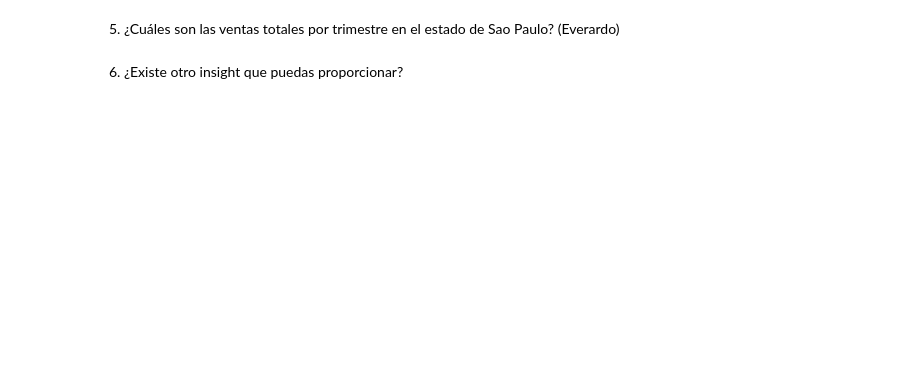
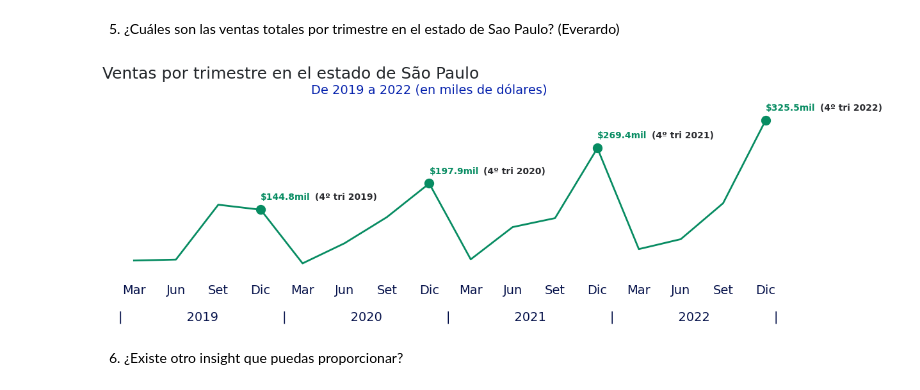
Before and after one commit to pabloing93/supermarket-sales-analysis, a Jupyter notebook: Supermarket_Sales_Analysis.ipynb, the cells around one changed output. Cells and saved outputs as stored; diff of their text form; code cells hidden in the pictures; blank space fills up the shorter version.

```diff
--- a/Supermarket_Sales_Analysis.ipynb
+++ b/Supermarket_Sales_Analysis.ipynb
@@ -69,3 +156,66 @@ df_ventas_limpio
+# %%
+#Code here
+def pregunta_5():
+  # # Definimos las variables globales
+  global df_ventas_limpio
+  df_ventas_sp = df_ventas_limpio.copy()
+  df_ventas_sp = df_ventas_sp.query('estado == "São Paulo"')[["fecha_pedido", "total_venta"]]
+  # Establece la columna fecha_pedido como índice del DataFrame df_ventas_sp
+  df_ventas_sp.set_index('fecha_pedido', inplace=True)
+  # Aplica la función sum en el dataframe para calcular la venta total por trimestre, redondea a dos decimales
+  df_ventas_sp = df_ventas_sp.resample('Q').agg('sum')
+  df_ventas_sp['total_venta'] = round(df_ventas_sp['total_venta'] / 1e3, 2)
+  # Restablece el indice
+  df_ventas_sp = df_ventas_sp.reset_index()
+
+  # Área del gráfico
+  fig, ax = plt.subplots(figsize=(14, 4))
+
+  # Gráfico de linea
+  puntos_a_marcar = [True if mes.month == 12 else False for mes in pd.to_datetime(df_ventas_sp['fecha_pedido'])]
+  ax.plot(df_ventas_sp['fecha_pedido'], df_ventas_sp['total_venta'], lw=2, color='#078c62', marker='o',
+  markersize=10, markerfacecolor='#078c62', markevery=puntos_a_marcar)
+
+  # customizer
+  ax.set_title('Ventas por trimestre en el estado de São Paulo', fontsize=18, color='#212529', loc='left')
+  ax.text(0.3, 0.95, 'De 2019 a 2022 (en miles de dólares)', transform=ax.transAxes, color='#0521ad', fontsize=14)
+  ax.set_xlabel('')
+  ax.set_ylabel('')
+  ax.set_yticklabels([])
+  ax.set_yticks([])
+  ax.set_frame_on(False)
+  ax.xaxis.set_tick_params(labelsize=14, labelcolor='#05114a')
+  ax.tick_params(axis='both', which='both', length=0)
+  ax.yaxis.grid(False)
+  ax.xaxis.grid(False)
+  ax.spines['left'].set_visible(False)
+  ax.spines['bottom'].set_visible(False)
+  ax.spines['right'].set_visible(False)
+  ax.spines['top'].set_visible(False)
+  plt.ylim(0, 400)
+
+  # Definiendo el intervalo entre trimestres y colocando los nombres de los meses en los labels
+  ax.xaxis.set_major_locator(mdates.MonthLocator(interval=3))
+  ax.xaxis.set_major_formatter(mdates.DateFormatter('%b'))
+  x_labels = ['Mar', 'Jun', 'Set', 'Dic'] * 4
+  ax.set_xticks(df_ventas_sp.fecha_pedido)
+  ax.set_xticklabels(x_labels, ha='center')
+
+  # Ajustando el eje x colocando un nivel encima de la granularidad por medio de la exposición del año
+  texto = [16 * " " + str(i) + 16 * " " for i in range(2019, 2023)]
+  ax.text(ax.get_xbound()[0] + 35, -80,
+  f'|{texto[0]}|{texto[1]}|{texto[2]}|{texto[3]}|', fontsize=14, color='#05114a')
+
+  # Etiquetas trimestrales (...)
+  for i in range(3, len(df_ventas_sp["total_venta"]), 4):
+      ax.text(x=ax.get_xticks()[i], y=df_ventas_sp['total_venta'][i] + 20,
+      s=f"${df_ventas_sp['total_venta'][i].round(1)}mil", color='#078c62', weight='bold', fontsize=10)
+      ax.text(x=ax.get_xticks()[i] + 118, y=df_ventas_sp['total_venta'][i] + 20,
+      s=f"(4º tri {2019 + int(i/4)})", color='#292a2e', weight='bold', fontsize=10)
+
+pregunta_5()
+# %% [output]
+[figure, added]
 # %% [markdown]
 6. ¿Existe otro insight que puedas proporcionar?
 # %%
```
Also changed, not shown: parts of 9 cells of this notebook.
